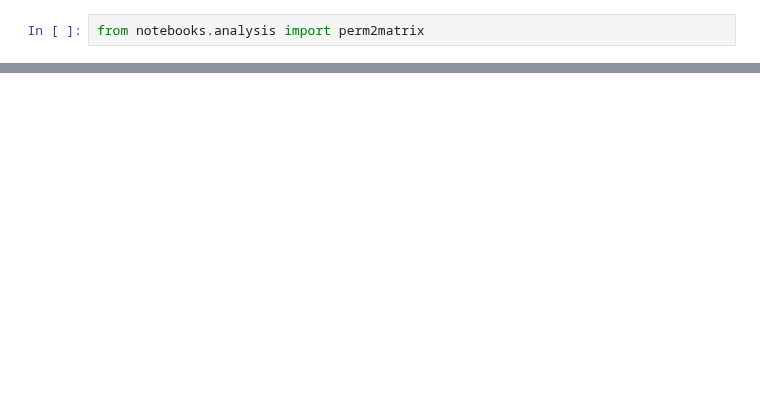
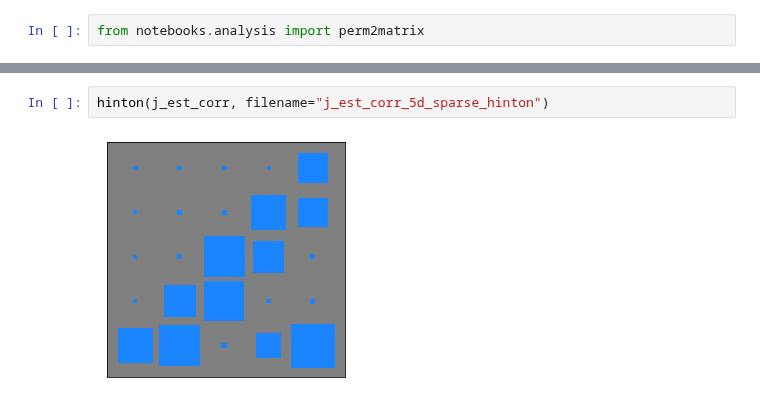
Before and after one commit to rpatrik96/nl-causal-representations, a Jupyter notebook: notebooks/synth_plots.ipynb, the cells around one changed output, grey strips where cells are left out. Saved outputs shown, nothing was run; the diff lists cells and outputs as text; blank space fills up the shorter version.

```diff
--- a/notebooks/synth_plots.ipynb
+++ b/notebooks/synth_plots.ipynb
@@ -554,0 +608,4 @@ true_unmix_jacobians_monti
+# %%
+hinton(j_est_corr, filename="j_est_corr_5d_sparse_hinton")
+# %% [output]
+[figure, added]
```
Also changed, not shown: parts of 44 cells of this notebook.
